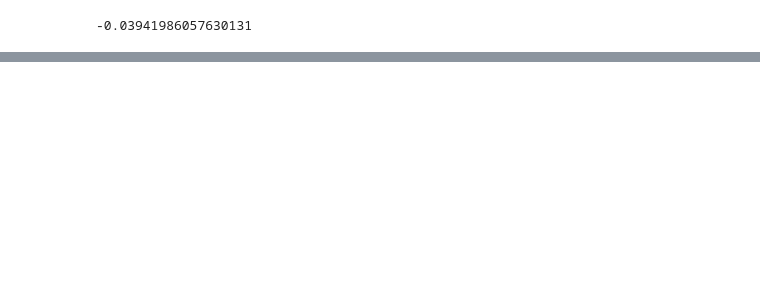
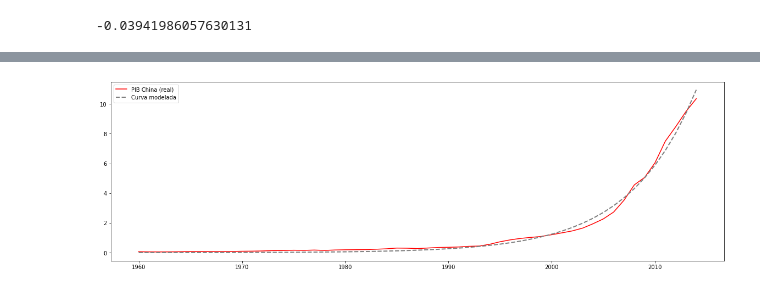
Before and after one commit to felbuch/Python_EPGE, a Jupyter notebook: 10-Aulas/14-Modelos Estatísticos Clássicos.ipynb, the cells around one changed output, grey strips where cells are left out. Saved outputs shown, nothing was run; the diff lists cells and outputs as text; code cells hidden in the pictures; blank space fills up the shorter version.

```diff
--- a/10-Aulas/14-Modelos Estatísticos Clássicos.ipynb
+++ b/10-Aulas/14-Modelos Estatísticos Clássicos.ipynb
@@ -744,0 +792,9 @@ plt.show()
+# %%
+
+plt.figure(figsize=(20,6))
+plt.plot(china.index, china.Value, label='PIB China (real)', c='red')
+plt.plot(china.index, f(china.index, *popt), label='Curva modelada', c='gray', linewidth=2, linestyle='dashed')
+plt.legend()
+plt.show()
+# %% [output]
+[figure, added]
```
Also changed, not shown: parts of 40 cells of this notebook.
